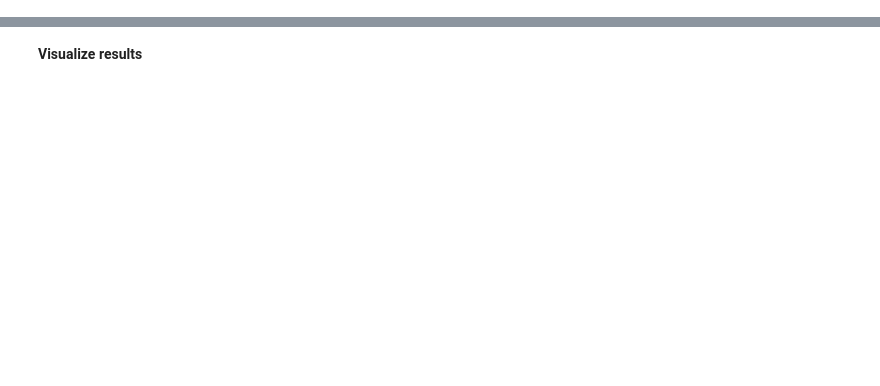
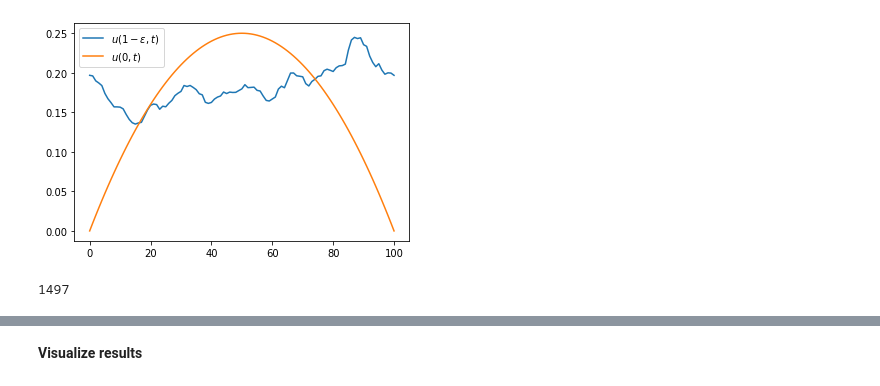
Before and after one commit to crispitagorico/torchspde, a Jupyter notebook: Parabolic1D.ipynb, the cells around one changed output, grey strips where cells are left out. Drawn from its saved outputs; the diff is of its cells as text; code cells hidden in the pictures; blank space fills up the shorter version.

```diff
--- a/Parabolic1D.ipynb
+++ b/Parabolic1D.ipynb
@@ -53,11 +73,20 @@ test_loader = torch.utils.data.DataLoader(torch.utils.data.TensorDataset(u0_test
+# %%
+plt.plot(data[0,:,0:50:sub_t][...,-1],label=r'$u(1-\epsilon,t)$')
+plt.plot(data[0,:,0:50:sub_t][...,0],label=r'$u(0,t)$')
+plt.legend()
+plt.show()
+# %% [output]
+[figure, added]
 # %%
 # model = NeuralFixedPoint(modes1=16, modes2=16, modes3=8, in_channels=1, hidden_channels=64, forcing_channels=1, out_channels=1, T=T, n_iter=4).cuda()
-model = NeuralFixedPoint(modes1=8, modes2=8, in_channels=1, hidden_channels=32, forcing_channels=1, out_channels=1, T=u_train.shape[2], n_iter=8).cuda()
+model = NeuralFixedPoint(modes1=24, modes2=10, in_channels=1, hidden_channels=2, forcing_channels=2, out_channels=1, T=xi_train.shape[3], n_iter=1).cuda()
 
 print(count_params(model))
 
-optimizer = torch.optim.Adam(model.parameters(), lr=0.001, weight_decay=1e-4)
-scheduler = torch.optim.lr_scheduler.StepLR(optimizer, step_size=10, gamma=0.5)
+optimizer = torch.optim.Adam(model.parameters(), lr=0.0025, weight_decay=1e-4)
+scheduler = torch.optim.lr_scheduler.StepLR(optimizer, step_size=100, gamma=0.5)
+# %% [output]
+1497
 # %%
 myloss = LpLoss(size_average=False)
 
```
Also changed, not shown: parts of 7 cells of this notebook.
